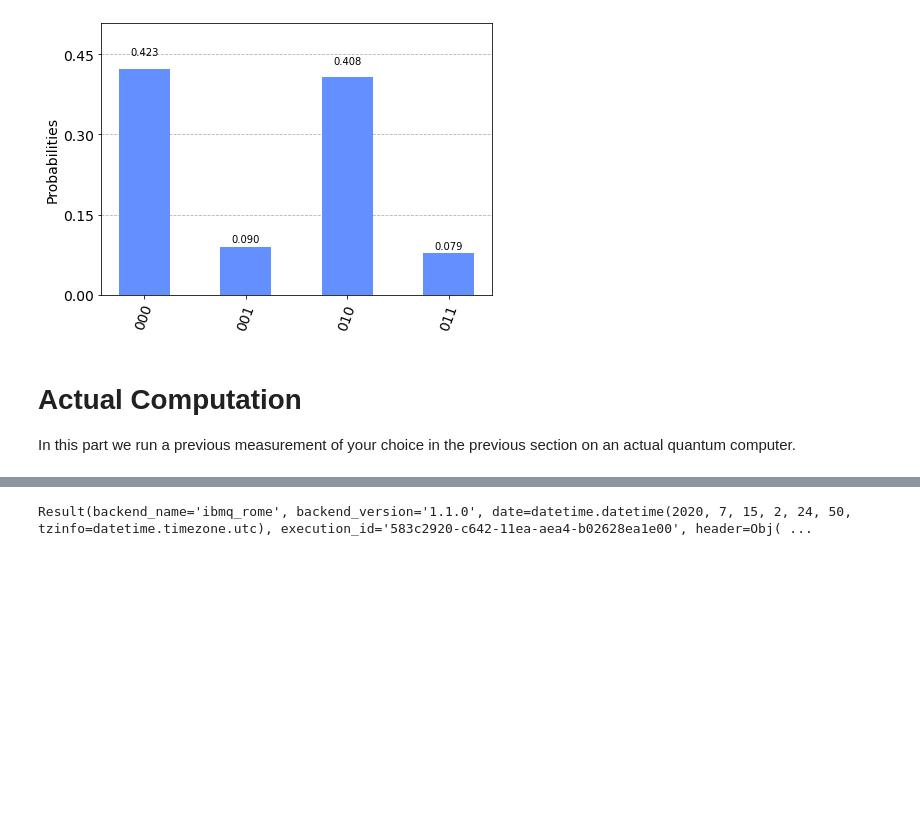
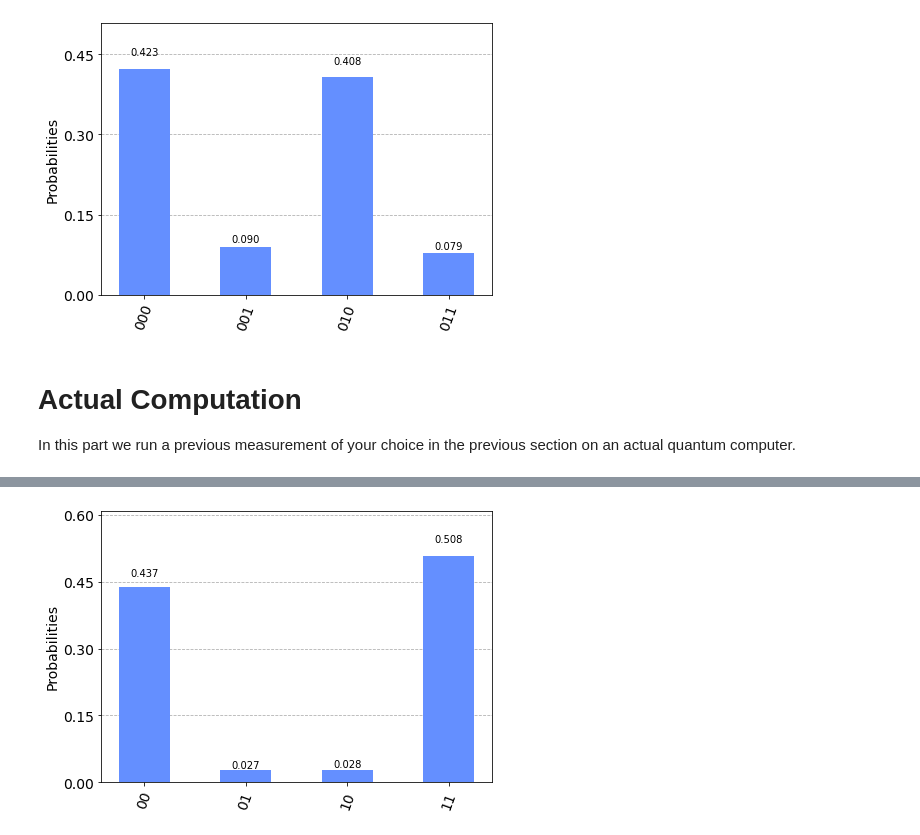
Before and after one commit to the-cs/quantum, a Jupyter notebook: Day 3/HandsOn3.ipynb, the cells around one changed output, grey strips where cells are left out. Drawn from its saved outputs; the diff is of its cells as text; code cells hidden in the pictures; blank space fills up the shorter version.

Commit message:
histogram from hw run

```diff
--- a/Day 3/HandsOn3.ipynb
+++ b/Day 3/HandsOn3.ipynb
@@ -307,14 +309,16 @@ print(my_backend)
 # %%
 # Now we can use actual hardware wherever we would have called used a simulator backend before:
 
-# circuit = QuantumCircuit(2, 2)
-# circuit.h(0)
-# circuit.cx(0, 1)
-# # Execute
-# hardware = least_busy(provider.backends())
-# job = execute(circuit, hardware, shots=1000)
-# result = job.result()
+circuit = QuantumCircuit(2, 2)
+circuit.h(0)
+circuit.cx(0, 1)
+circuit.measure([0,1], [0,1])
+
+# Execute
+hardware = least_busy(provider.backends())
+job = execute(circuit, hardware, shots=1000)
+result = job.result()
-# %%
-print(result)
-# %% [output]
-Result(backend_name='ibmq_rome', backend_version='1.1.0', date=datetime.datetime(2020, 7, 15, 2, 24, 50, tzinfo=datetime.timezone.utc), execution_id='583c2920-c642-11ea-aea4-b02628ea1e00', header=Obj( ...
+# %%
+plot_histogram(result.get_counts(circuit))
+# %% [output]
+[figure, added]
```
Also changed, not shown: parts of 1 cell of this notebook.
